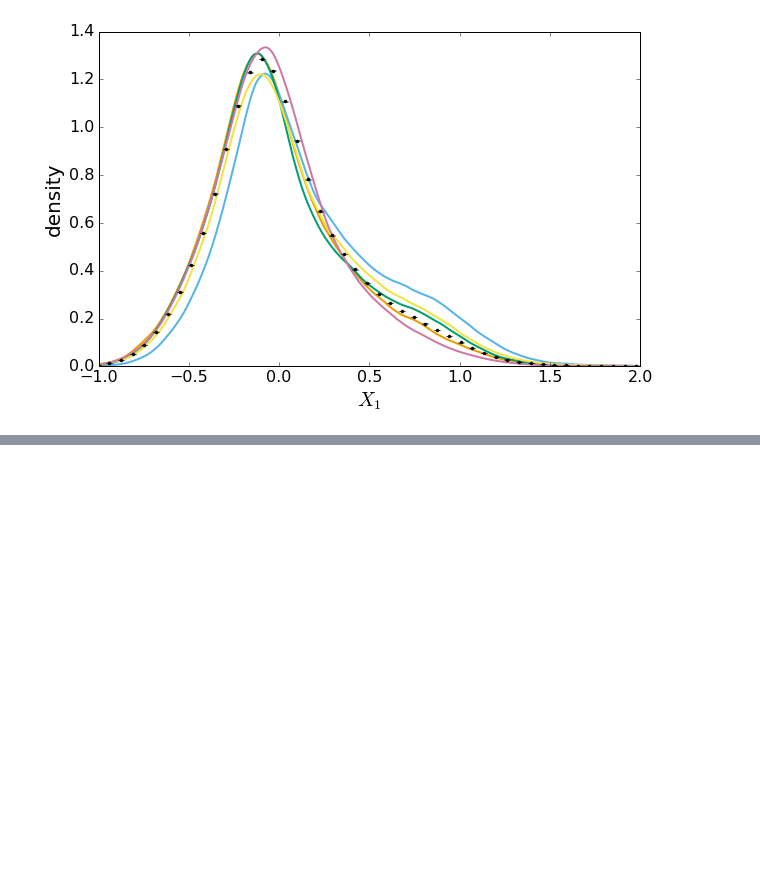
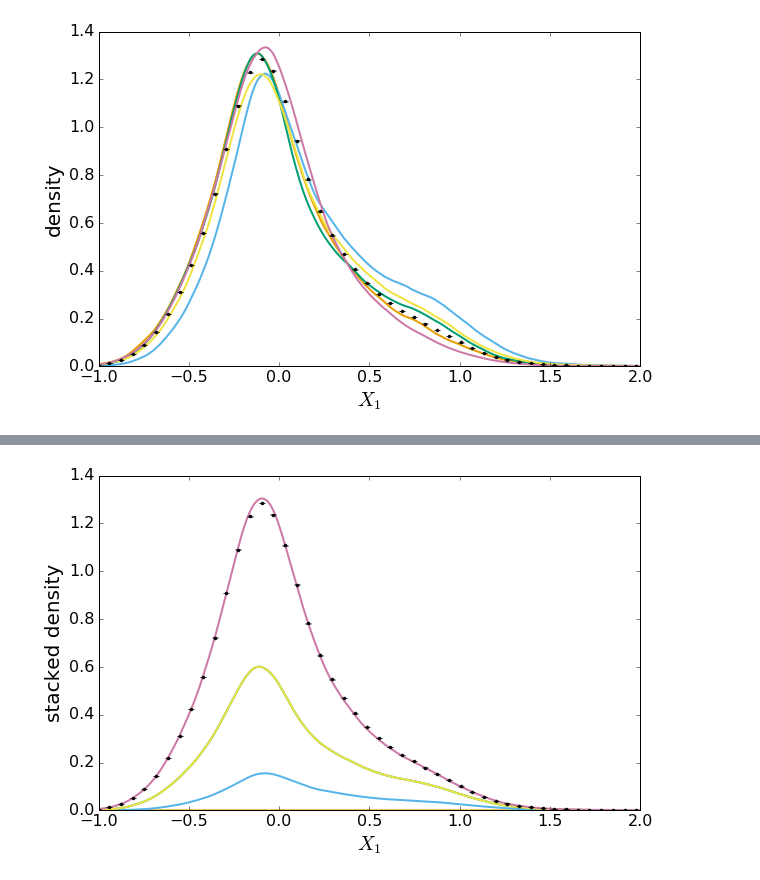
Before and after one commit to jkim-/bdtaunu_signal_extraction, a Jupyter notebook: logre/visualization/stacked_marginals.ipynb, the cells around one changed output, grey strips where cells are left out. Saved outputs shown, nothing was run; the diff lists cells and outputs as text; code cells hidden in the pictures; blank space fills up the shorter version.

```diff
--- a/logre/visualization/stacked_marginals.ipynb
+++ b/logre/visualization/stacked_marginals.ipynb
@@ -43,0 +52,8 @@ ax.set_xlim(-1.0,2);
+# %%
+fig = plt.figure(figsize=(6*1.618,6))
+ax = fig.add_subplot(1,1,1)
+plot_densities(arr_x2, stacked=True, prop=proportions, ax=ax)
+plot_data1d_histogram(arr_data[:,1], bins=100,normed=True, ax=ax);
+ax.set_xlim(-1.0,2);
+# %% [output]
+[figure, added]
```
Also changed, not shown: parts of 4 cells of this notebook, 5 other files.
